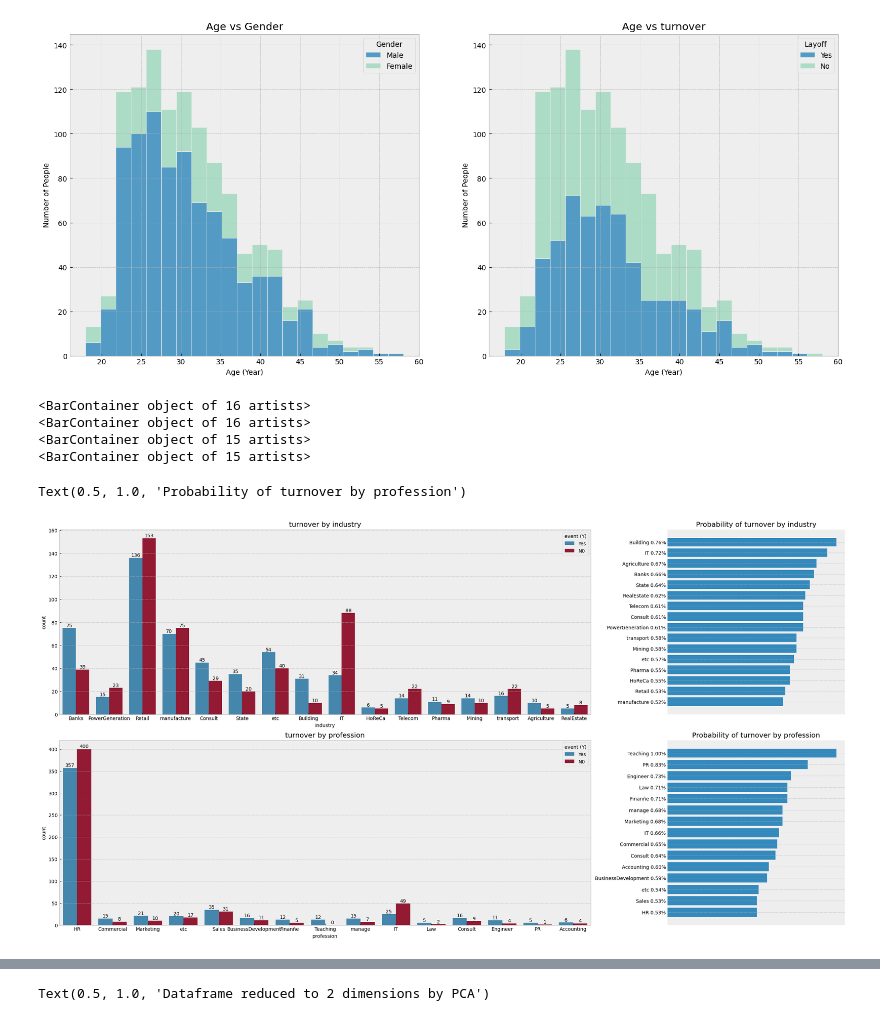
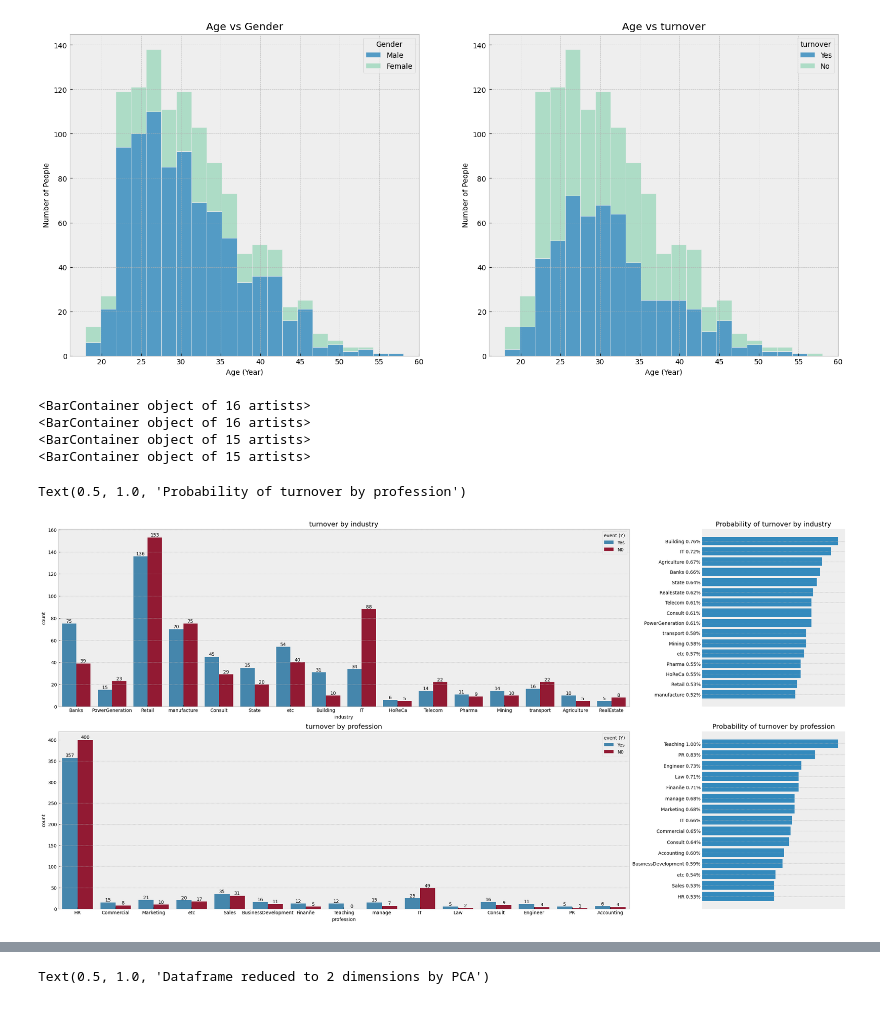
Before and after one commit to Silly-little-fellas-11/Tugas-2-Sesi-Uas-PADK, a Jupyter notebook: main.ipynb, the cells around one changed output, grey strips where cells are left out. Drawn from its saved outputs; the diff is of its cells as text; code cells hidden in the pictures.

```diff
--- a/main.ipynb
+++ b/main.ipynb
@@ -85,11 +91,11 @@ legend2 = ax2.legend(title="turnover", labels=["Yes", "No"])
 # %% [output]
 [figure]
 # %%
-fig = plt.figure(constrained_layout=True, figsize=(23,12))
-ax = fig.add_gridspec(2, 4)
+fig = plt.figure(constrained_layout=True, figsize=(24,12))
+ax = fig.add_gridspec(2, 5)
 
 #1st plot
-ax1 = fig.add_subplot(ax[0, 0:3])
+ax1 = fig.add_subplot(ax[0, 0:4])
 temp=df[["event (Y)", "industry"]]
 bar1=sns.countplot(data=temp,x='industry',hue="event (Y)", ax=ax1)
 for i in bar1.containers:
@@ -121,7 +127,7 @@ ax1.set_title('Probability of turnover by industry')
 
 
 #3rd plot
-ax1 = fig.add_subplot(ax[1, 0:3])
+ax1 = fig.add_subplot(ax[1, 0:4])
 temp=df[["event (Y)", "profession"]]
 bar2=sns.countplot(data=temp,x='profession',hue="event (Y)", ax=ax1)
 for i in bar2.containers:
@@ -131,31 +137,31 @@ ax1.set_title("turnover by profession")
 
 #4th plot
 ax1 = fig.add_subplot(ax[1, -1])
 percentage=[]
 for i in df["profession"].unique():
     j= temp[temp["profession"]==i].iloc[:,0].value_counts()
     try:
         percentage.append([i, f'{j[0]/(j[0]+j[1]) : .2f}'])
     except:
         percentage.append([i, f'{j[0]/(j[0]) : .2f}'])
 
 percentage=np.array(sorted(percentage, key=lambda x:x[1], reverse=False))
 
 ax1.barh(percentage[:,0], percentage[:,1].astype("float"))
 
 ax1.set_yticks(range(len(percentage[:,0])), [f'{i}{j}%' for i,j in zip(percentage[:,0], percentage[:,1])])
 
 for spine in ax1.spines.values():
     spine.set_visible(False)
 
 ax1.axes.get_xaxis().set_visible(False)
 ax1.tick_params(axis="y", left=False)
 
 ax1.set_title('Probability of turnover by profession')
 # %% [output]
 <BarContainer object of 16 artists>
 <BarContainer object of 16 artists>
 <BarContainer object of 15 artists>
 <BarContainer object of 15 artists>
 Text(0.5, 1.0, 'Probability of turnover by profession')
-[figure, old version]
+[figure, new version]
```
Also changed, not shown: parts of 7 cells of this notebook.
